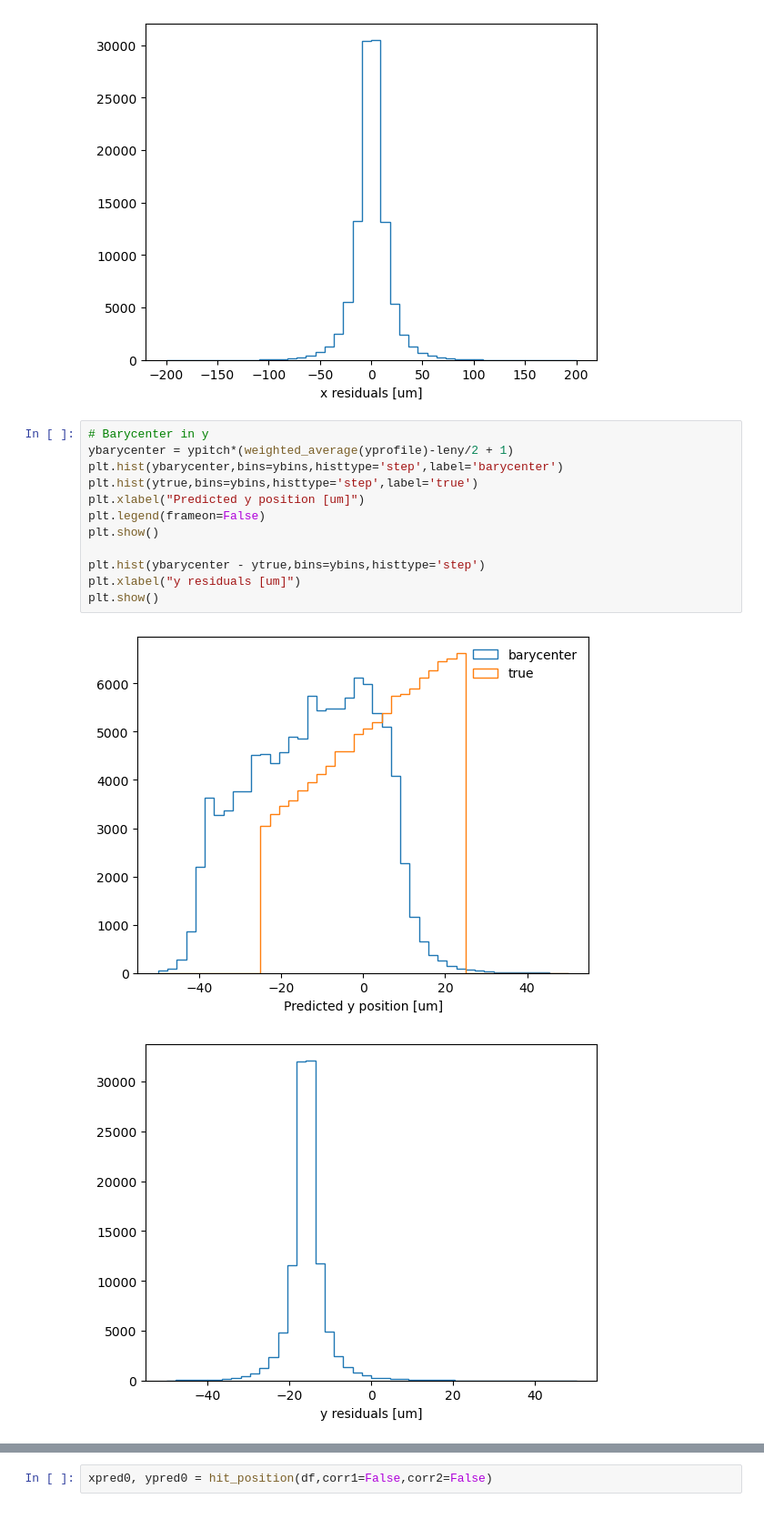
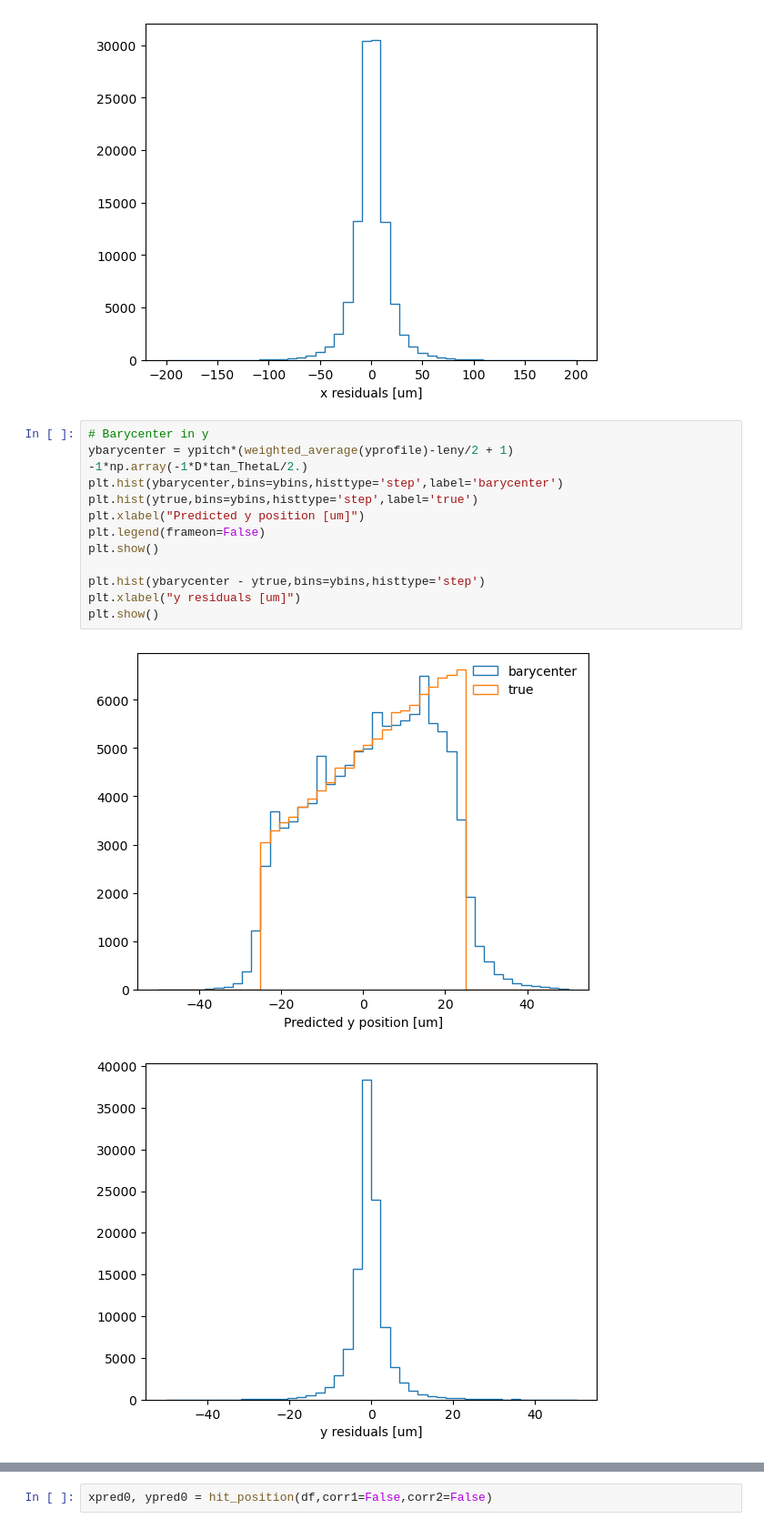
Before and after one commit to smart-pix/smart-pixels-ml, a Jupyter notebook: summary-plots/local-pixel-reco.ipynb, the cells around one changed output, grey strips where cells are left out. Shown at 91% size. Saved outputs shown, nothing was run; the diff lists cells and outputs as text.

```diff
--- a/summary-plots/local-pixel-reco.ipynb
+++ b/summary-plots/local-pixel-reco.ipynb
@@ -74,16 +106,16 @@ plt.show()
 [figure]
 # %%
 # Barycenter in y
-ybarycenter = ypitch*(weighted_average(yprofile)-leny/2 + 1)
+ybarycenter = ypitch*(weighted_average(yprofile)-leny/2 + 1) -1*np.array(-1*D*tan_ThetaL/2.)
 plt.hist(ybarycenter,bins=ybins,histtype='step',label='barycenter')
 plt.hist(ytrue,bins=ybins,histtype='step',label='true')
 plt.xlabel("Predicted y position [um]")
 plt.legend(frameon=False)
 plt.show()
 
 plt.hist(ybarycenter - ytrue,bins=ybins,histtype='step')
 plt.xlabel("y residuals [um]")
 plt.show()
 # %% [output]
-[figure, old version]
+[figure, new version]
-[figure, old version]
+[figure, new version]
```
Also changed, not shown: parts of 11 cells of this notebook, 1 other file.
